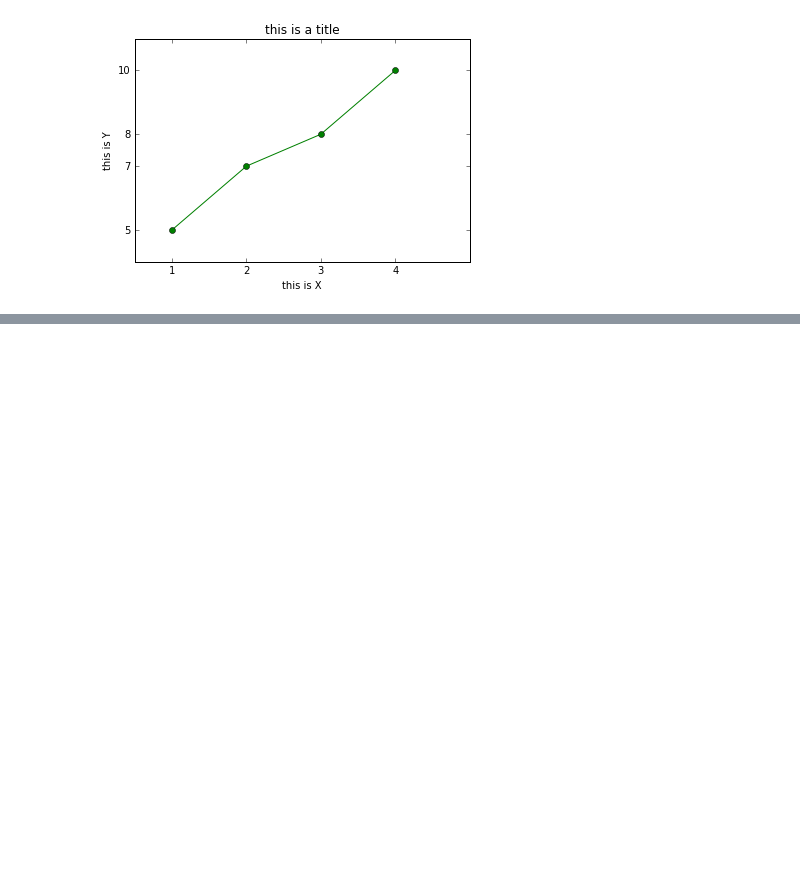
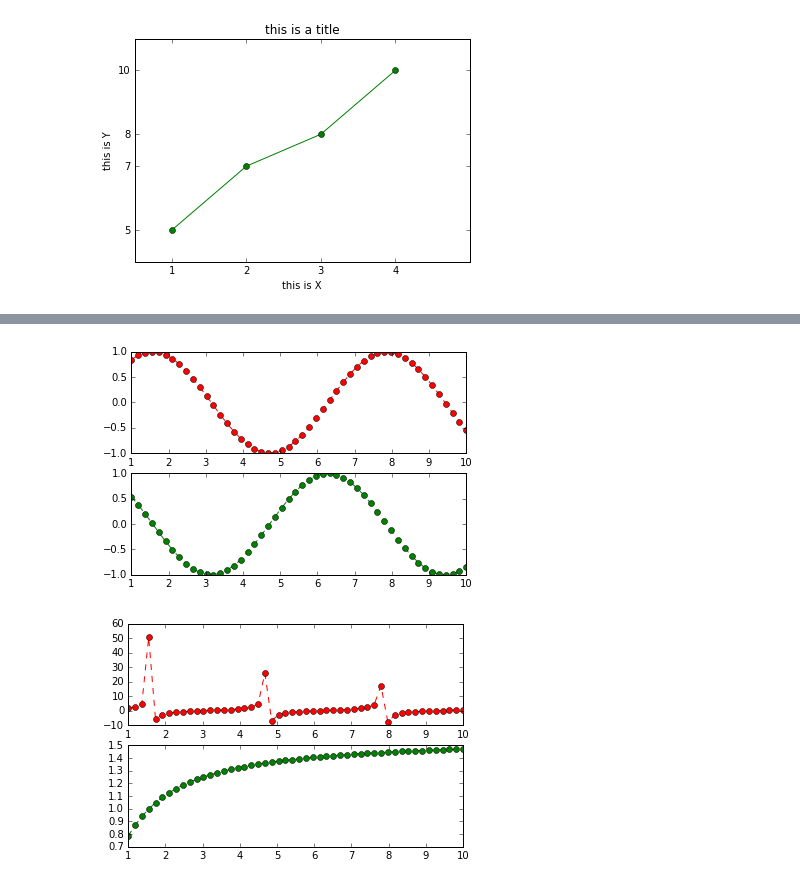
Before and after one commit to woosley/python-topic, a Jupyter notebook: matplotlib.ipynb, the cells around one changed output, grey strips where cells are left out. Cells and saved outputs as stored; diff of their text form; code cells hidden in the pictures; blank space fills up the shorter version.

```diff
--- a/matplotlib.ipynb
+++ b/matplotlib.ipynb
@@ -82,0 +100,17 @@ plt.show()
+# %%
+import numpy as np
+x = np.linspace(1, 10)
+plt.figure(1)
+plt.subplot(211)
+plt.plot(x, np.sin(x), "--or")
+plt.subplot(212)
+plt.plot(x, np.cos(x), "--og")
+plt.figure(2)
+plt.subplot(211)
+plt.plot(x, np.tan(x), "--or")
+plt.subplot(212)
+plt.plot(x, np.arctan(x),"--og")
+plt.show()
+# %% [output]
+[figure, added]
+[figure, added]
```
Also changed, not shown: parts of 5 cells of this notebook.
